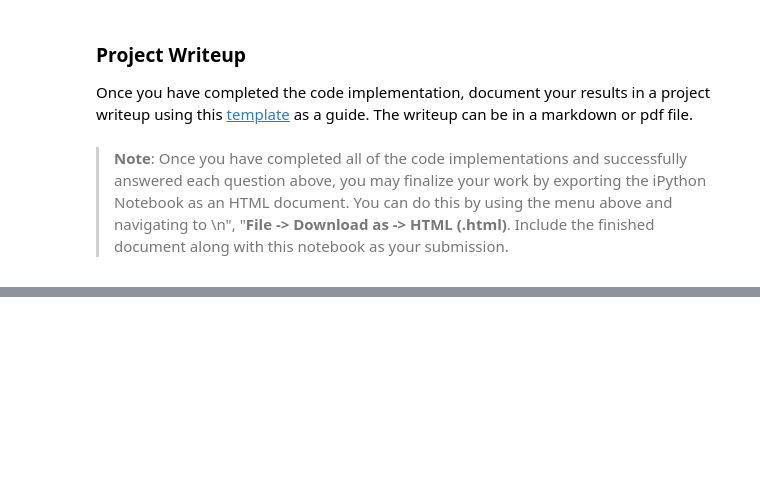
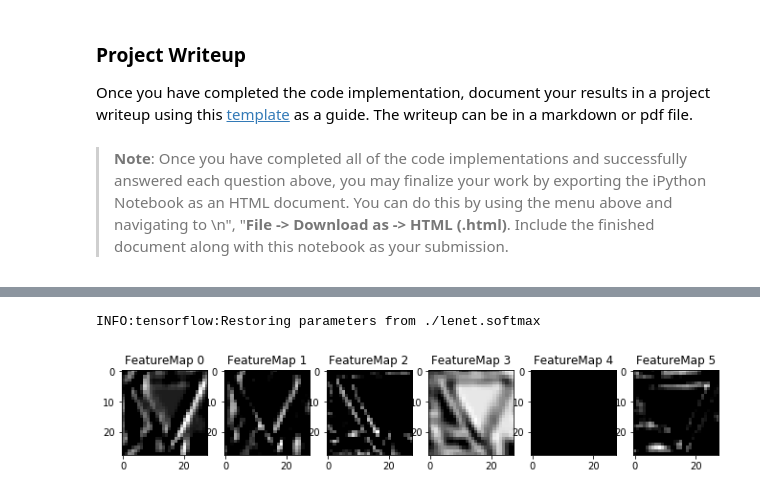
Before and after one commit to benjamintanweihao/CarND-Traffic-Sign-Classifier-Project, a Jupyter notebook: Traffic_Sign_Classifier.ipynb, the cells around one changed output, grey strips where cells are left out. Drawn from its saved outputs; the diff is of its cells as text; code cells hidden in the pictures; blank space fills up the shorter version.

```diff
--- a/Traffic_Sign_Classifier.ipynb
+++ b/Traffic_Sign_Classifier.ipynb
@@ -715,7 +705,7 @@ def outputFeatureMap(image_input, tf_activation, activation_min=-1, activation_m
     # image_input =
     # Note: x should be the same name as your network's tensorflow data placeholder variable
     # If you get an error tf_activation is not defined it may be having trouble accessing the variable from inside a function
-    activation = tf_activation.eval(session=sess,feed_dict={x : image_input})
+    activation = tf_activation.eval(session=sess,feed_dict={x : image_input, keep_prob : 1.})
     featuremaps = activation.shape[3]
     plt.figure(plt_num, figsize=(15,15))
     for featuremap in range(featuremaps):
@@ -729,3 +719,10 @@ def outputFeatureMap(image_input, tf_activation, activation_min=-1, activation_m
             plt.imshow(activation[0,:,:, featuremap], interpolation="nearest", vmin=activation_min, cmap="gray")
         else:
             plt.imshow(activation[0,:,:, featuremap], interpolation="nearest", cmap="gray")
+# %%
+with tf.Session() as sess:
+    saver.restore(sess, tf.train.latest_checkpoint('.'))
+    outputFeatureMap(X_train, conv1_activation)
+# %% [output]
+INFO:tensorflow:Restoring parameters from ./lenet.softmax
+[figure, added]
```
Also changed, not shown: parts of 15 cells of this notebook, 7 other files.
